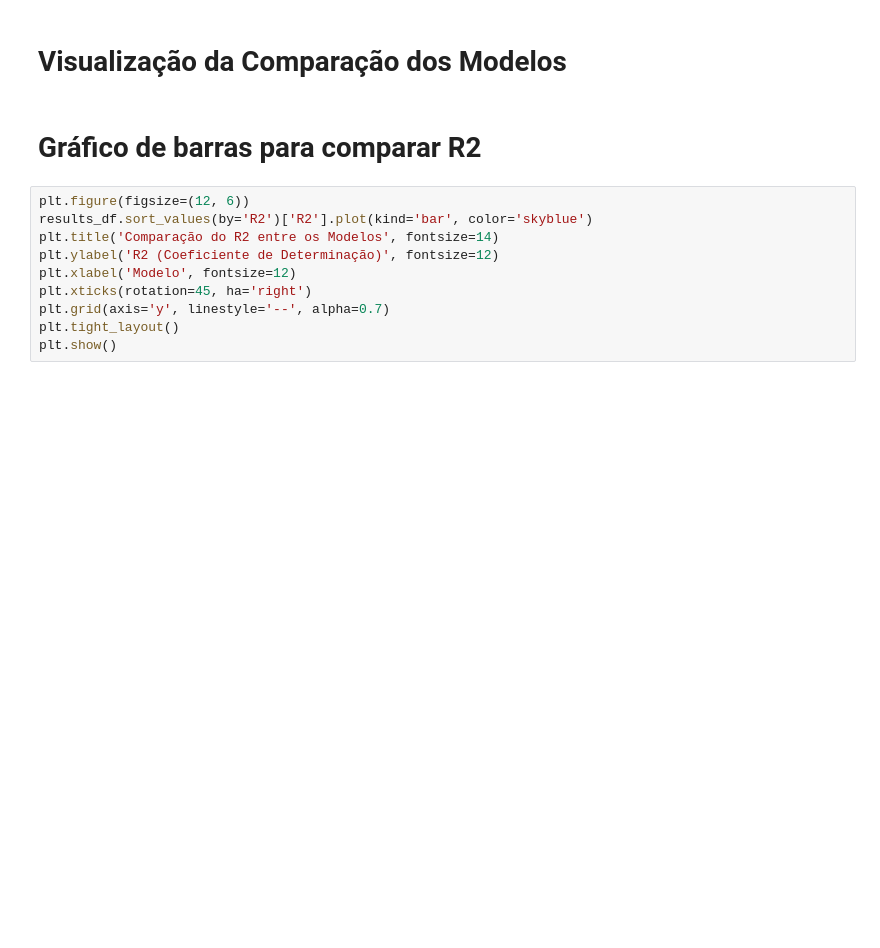
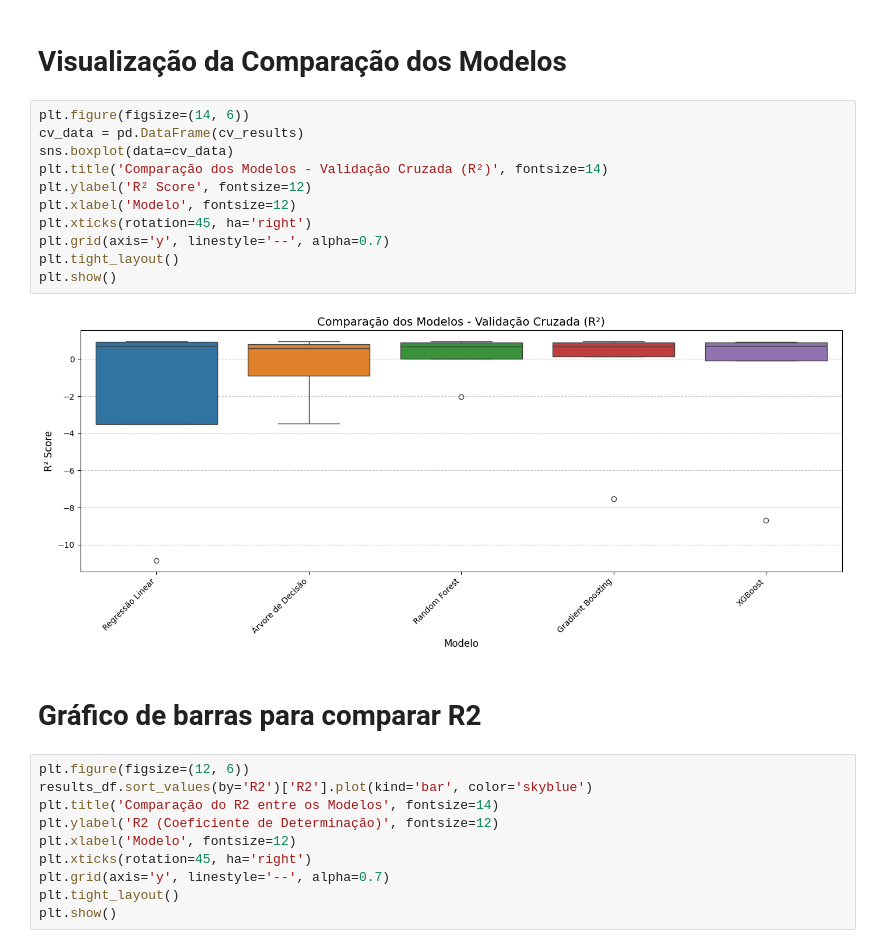
Before and after one commit to anakolodji/Farmtech_Analise_Rendimento_Agricola, a Jupyter notebook: index.ipynb, the cells around one changed output. Cells and saved outputs as stored; diff of their text form; blank space fills up the shorter version.

```diff
--- a/index.ipynb
+++ b/index.ipynb
@@ -282,6 +352,19 @@ results_df.sort_values(by='R2', ascending=False)
 | XGBoost | 4.560989e+07 | 6753.509099 | 3987.932297 | 0.988242 | -1.253999 | 3.740463 |
 # %% [markdown]
 # Visualização da Comparação dos Modelos
+# %%
+plt.figure(figsize=(14, 6))
+cv_data = pd.DataFrame(cv_results)
+sns.boxplot(data=cv_data)
+plt.title('Comparação dos Modelos - Validação Cruzada (R²)', fontsize=14)
+plt.ylabel('R² Score', fontsize=12)
+plt.xlabel('Modelo', fontsize=12)
+plt.xticks(rotation=45, ha='right')
+plt.grid(axis='y', linestyle='--', alpha=0.7)
+plt.tight_layout()
+plt.show()
+# %% [output]
+[figure, added]
 # %% [markdown]
 # Gráfico de barras para comparar R2
 # %%
```
Also changed, not shown: parts of 19 cells of this notebook.
